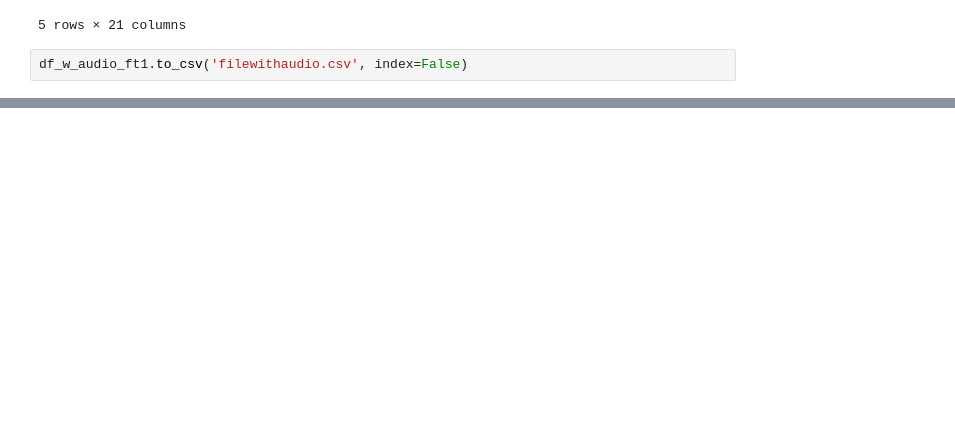
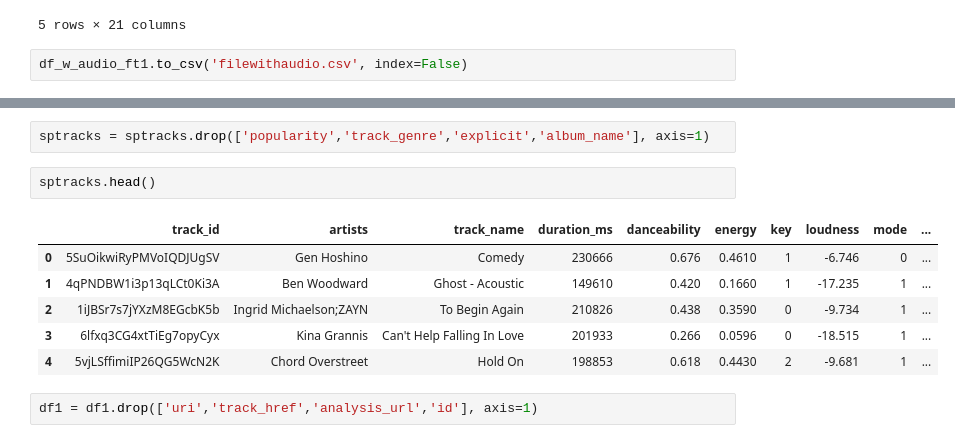
Before and after one commit to HeloisaBal/GNOD-project, a Jupyter notebook: Gnod Project.ipynb, the cells around one changed output, grey strips where cells are left out. Cells and saved outputs as stored; diff of their text form; blank space fills up the shorter version.

```diff
--- a/Gnod Project.ipynb
+++ b/Gnod Project.ipynb
@@ -482,0 +540,13 @@ df_w_audio_ft1.to_csv('filewithaudio.csv', index=False)
+# %%
+sptracks = sptracks.drop(['popularity','track_genre','explicit','album_name'], axis=1)
+# %%
+sptracks.head()
+# %% [output]
+|  | track_id | artists | track_name | duration_ms | danceability | energy | key | loudness | mode | ... |
+| 0 | 5SuOikwiRyPMVoIQDJUgSV | Gen Hoshino | Comedy | 230666 | 0.676 | 0.4610 | 1 | -6.746 | 0 | ... |
+| 1 | 4qPNDBW1i3p13qLCt0Ki3A | Ben Woodward | Ghost - Acoustic | 149610 | 0.420 | 0.1660 | 1 | -17.235 | 1 | ... |
+| 2 | 1iJBSr7s7jYXzM8EGcbK5b | Ingrid Michaelson;ZAYN | To Begin Again | 210826 | 0.438 | 0.3590 | 0 | -9.734 | 1 | ... |
+| 3 | 6lfxq3CG4xtTiEg7opyCyx | Kina Grannis | Can't Help Falling In Love | 201933 | 0.266 | 0.0596 | 0 | -18.515 | 1 | ... |
+| 4 | 5vjLSffimiIP26QG5WcN2K | Chord Overstreet | Hold On | 198853 | 0.618 | 0.4430 | 2 | -9.681 | 1 | ... |
+# %%
+df1 = df1.drop(['uri','track_href','analysis_url','id'], axis=1)
```
Also changed, not shown: parts of 50 cells of this notebook, 4 other files.
